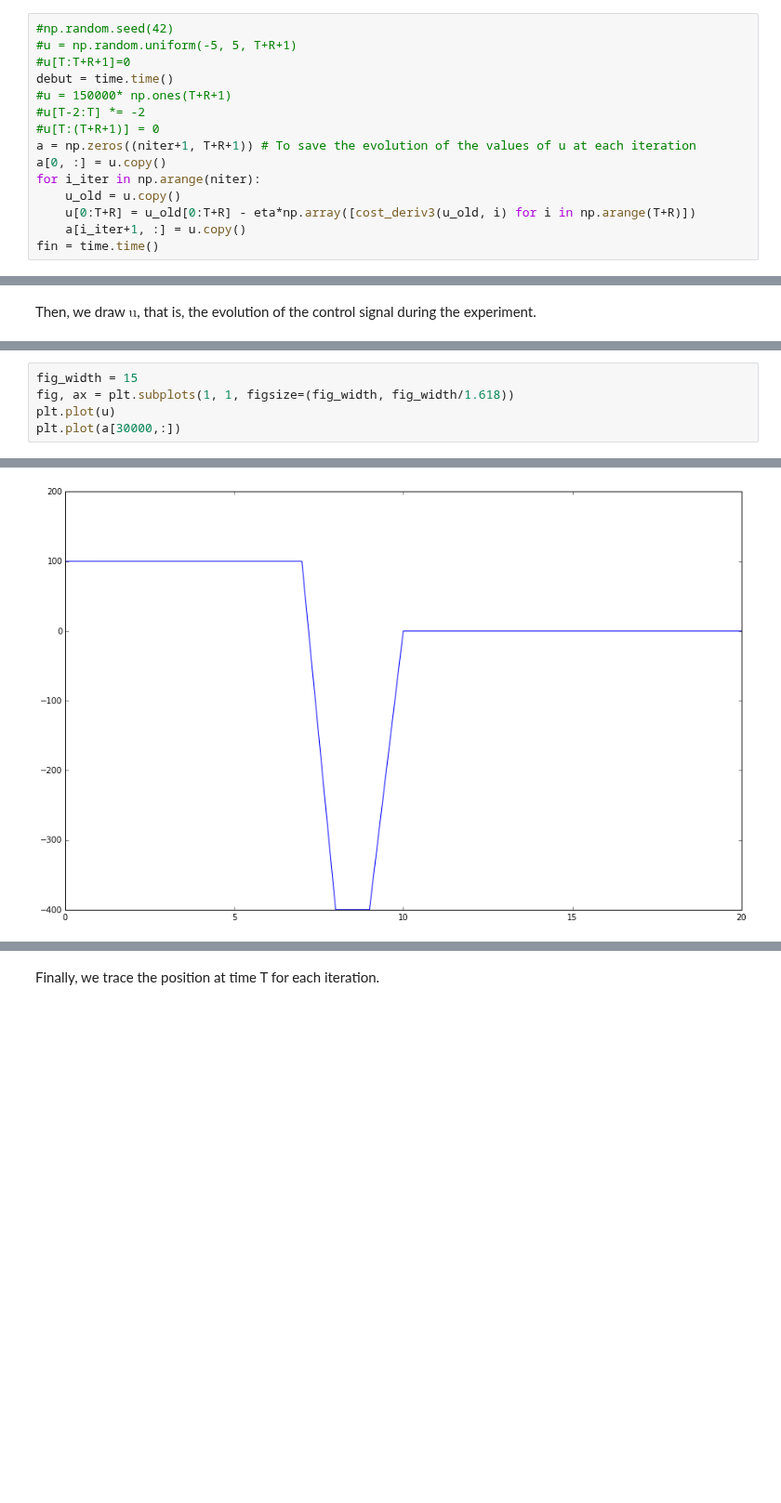
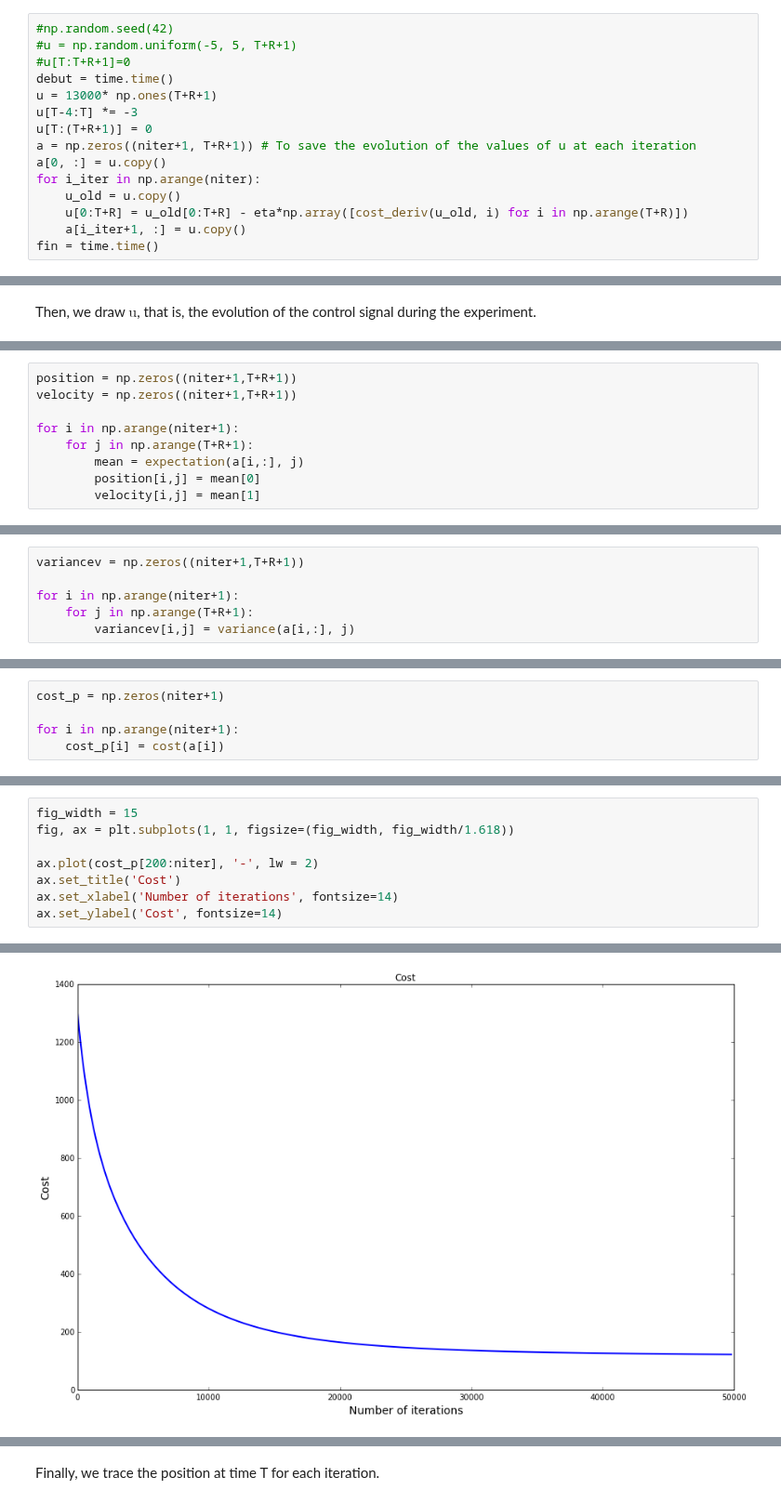
Before and after one commit to AnaideT/OptimalPrecision, a Jupyter notebook: 2017-06-13 Generalized coordinates.ipynb, the cells around one changed output, grey strips where cells are left out. Shown at 93% size. Cells and saved outputs as stored; diff of their text form; blank space fills up the shorter version.

```diff
--- a/2017-06-13 Generalized coordinates.ipynb
+++ b/2017-06-13 Generalized coordinates.ipynb
@@ -416,14 +198,14 @@ import time
 #u = np.random.uniform(-5, 5, T+R+1)
 #u[T:T+R+1]=0
 debut = time.time()
-#u = 150000* np.ones(T+R+1)
-#u[T-2:T] *= -2
-#u[T:(T+R+1)] = 0
+u = 13000* np.ones(T+R+1)
+u[T-4:T] *= -3
+u[T:(T+R+1)] = 0
 a = np.zeros((niter+1, T+R+1)) # To save the evolution of the values of u at each iteration
 a[0, :] = u.copy()
 for i_iter in np.arange(niter):
     u_old = u.copy()
-    u[0:T+R] = u_old[0:T+R] - eta*np.array([cost_deriv3(u_old, i) for i in np.arange(T+R)])
+    u[0:T+R] = u_old[0:T+R] - eta*np.array([cost_deriv(u_old, i) for i in np.arange(T+R)])
     a[i_iter+1, :] = u.copy()
 fin = time.time()
 # %%
@@ -464,0 +250,9 @@ plt.plot(u)
+# %%
+position = np.zeros((niter+1,T+R+1))
+velocity = np.zeros((niter+1,T+R+1))
+
+for i in np.arange(niter+1):
+    for j in np.arange(T+R+1):
+        mean = expectation(a[i,:], j)
+        position[i,j] = mean[0]
+        velocity[i,j] = mean[1]
@@ -464,0 +269,6 @@ plt.plot(u)
+# %%
+variancev = np.zeros((niter+1,T+R+1))
+
+for i in np.arange(niter+1):
+    for j in np.arange(T+R+1):
+        variancev[i,j] = variance(a[i,:], j)
@@ -464,0 +279,5 @@ plt.plot(u)
+# %%
+cost_p = np.zeros(niter+1)
+
+for i in np.arange(niter+1):
+    cost_p[i] = cost(a[i])
@@ -465,6 +288,9 @@ plt.plot(u)
 # %%
 fig_width = 15
 fig, ax = plt.subplots(1, 1, figsize=(fig_width, fig_width/1.618))
-plt.plot(u)
-plt.plot(a[30000,:])
+
+ax.plot(cost_p[200:niter], '-', lw = 2)
+ax.set_title('Cost')
+ax.set_xlabel('Number of iterations', fontsize=14)
+ax.set_ylabel('Cost', fontsize=14)
 # %% [output]
@@ -472 +298 @@ IndexError: index 30000 is out of bounds for axis 0 with size 10001
-[figure, old version]
+[figure, new version]
```
Also changed, not shown: parts of 90 cells of this notebook, 2 other files.
